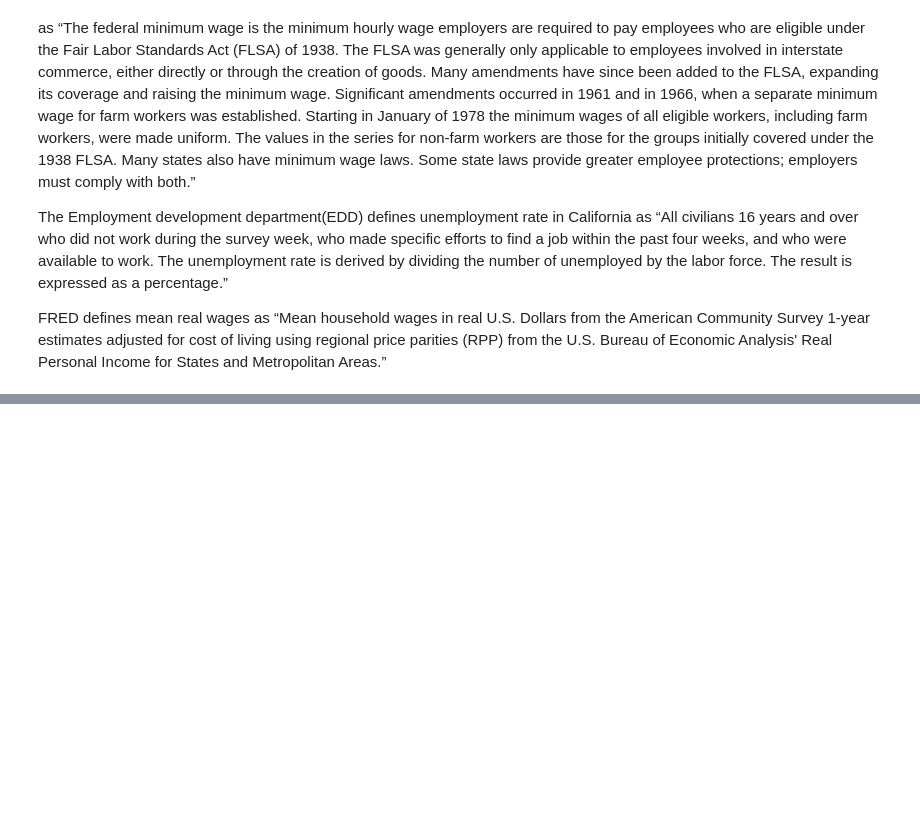
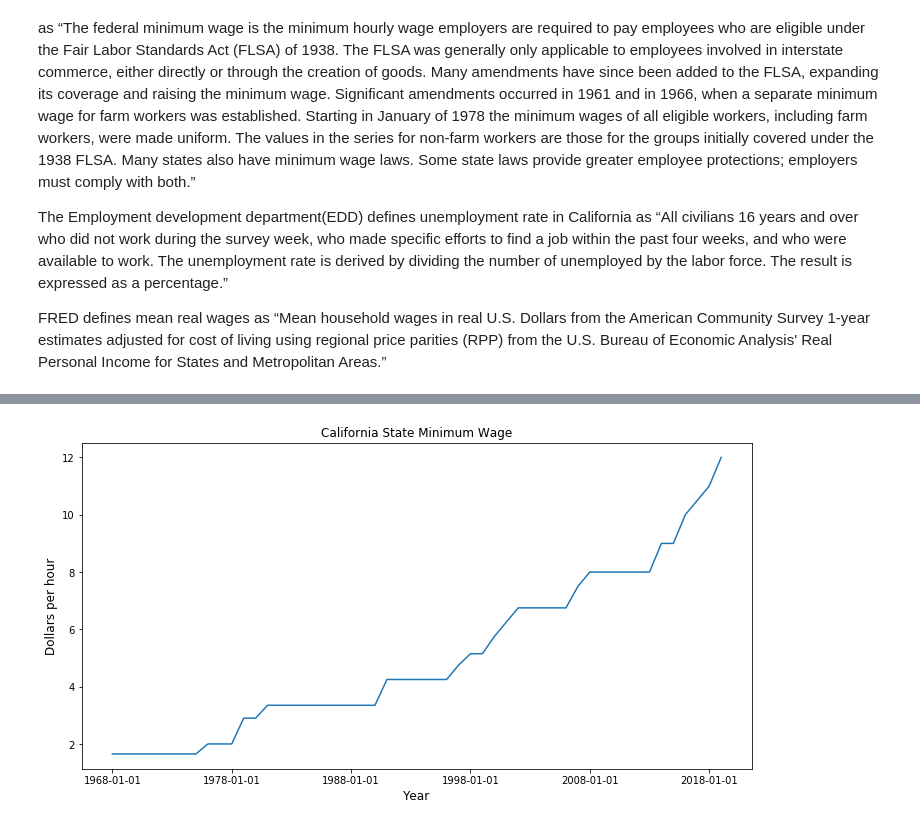
Before and after one commit to juliacw921/Group-Project, a Jupyter notebook: Group Project.ipynb, the cells around one changed output, grey strips where cells are left out. Cells and saved outputs as stored; diff of their text form; code cells hidden in the pictures; blank space fills up the shorter version.

```diff
--- a/Group Project.ipynb
+++ b/Group Project.ipynb
@@ -27,0 +32,5 @@ FRED defines mean real wages as “Mean household wages in real U.S. Dollars fro
+# %%
+# Access Data
+url = 'https://fred.stlouisfed.org/series/STTMINWGCA/downloaddata/STTMINWGCA.csv'
+data = pd.read_csv(url, parse_dates=True)
+data.head()
@@ -27,0 +44,3 @@ FRED defines mean real wages as “Mean household wages in real U.S. Dollars fro
+# %%
+data.columns=['DATE','MINWAGE']
+data.head()
@@ -27,0 +67,9 @@ FRED defines mean real wages as “Mean household wages in real U.S. Dollars fro
+# %%
+# Graphing the California State Minimum Wage Rate
+data1=data.set_index('DATE')
+ax = data1['1968':'2020'].plot(title='California State Minimum Wage', legend=False, figsize=(12,6))
+ax.set_xlabel('Year', fontsize=12)
+ax.set_ylabel('Dollars per hour', fontsize=12)
+plt.show()
+# %% [output]
+[figure, added]
```
Also changed, not shown: parts of 13 cells of this notebook.
